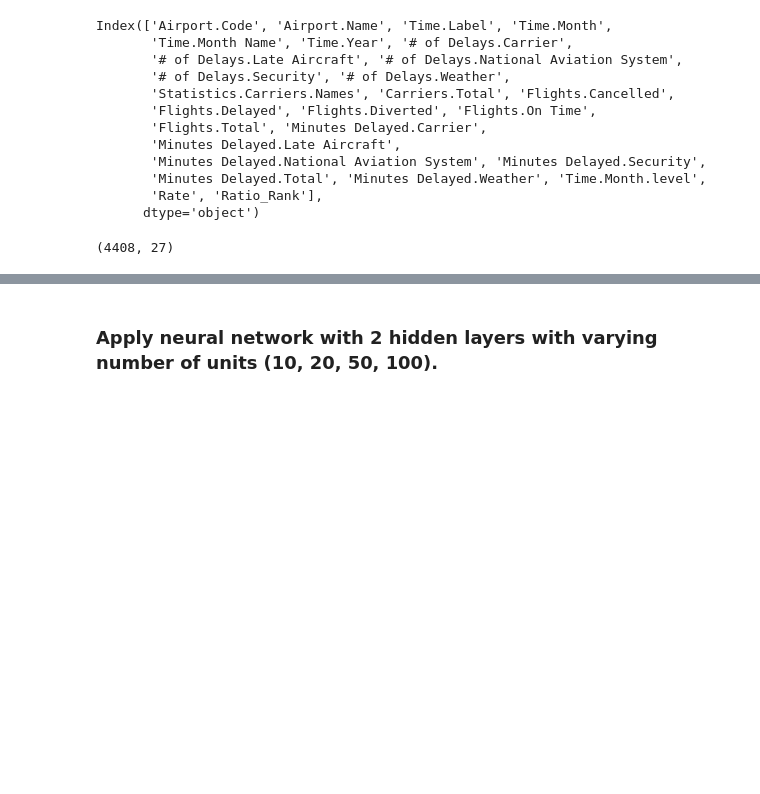
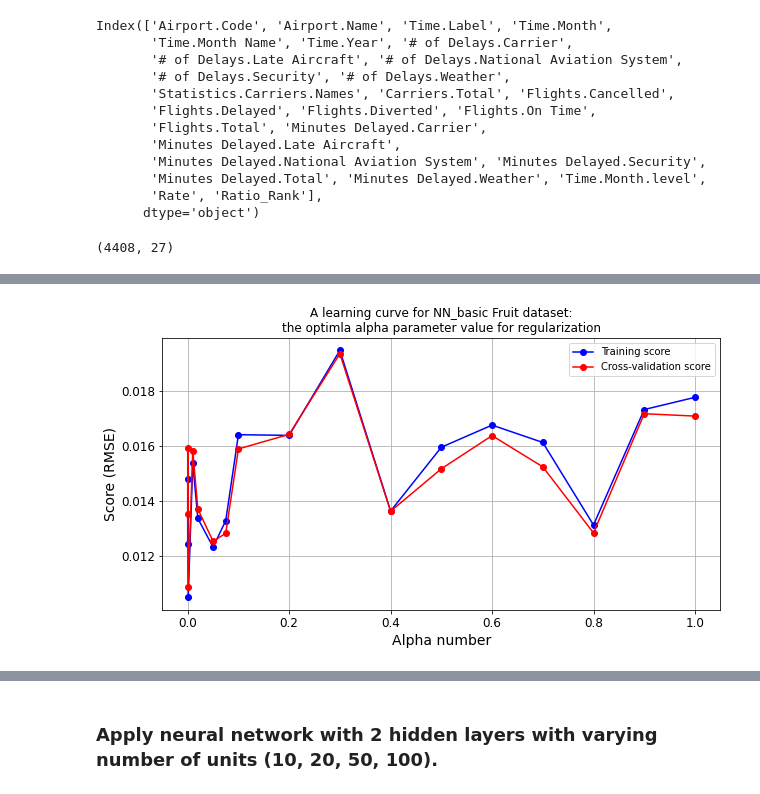
Before and after one commit to xiaomeiX/Project-Machine-Learning-, a Jupyter notebook: MLP5/MLP5.ipynb, the cells around one changed output, grey strips where cells are left out. Drawn from its saved outputs; the diff is of its cells as text; code cells hidden in the pictures; blank space fills up the shorter version.

Commit message:
Add image for test/train score

```diff
--- a/MLP5/MLP5.ipynb
+++ b/MLP5/MLP5.ipynb
@@ -364,0 +390,3 @@ col = ['# of Delays.Carrier','Time.Month',
+# %%
+#split data into train and test set
+X0train, X0test, y0train, y0test = train_test_split(X0, y0, test_size=0.2, random_state=2)
@@ -364,0 +413,25 @@ col = ['# of Delays.Carrier','Time.Month',
+# %%
+train_scores_means = []
+test_scores_means = []
+train_preds=[]
+test_preds=[]
+
+alpha_sizes = [0, 0.0001, 0.001, 0.01, 0.02, 0.05, 0.075, 0.1,0.2,0.3,0.4, 0.5, 0.6, 0.7,0.8,0.9, 1]
+
+for this_alpha in alpha_sizes:
+    mlp_poly = MLPRegressor(hidden_layer_sizes = [10,20,50,100],alpha=this_alpha, solver='lbfgs',
+                     random_state = 0).fit(X0train, y0train)
+    r2_train = mlp_poly.score(X0train, y0train)
+    r2_test = mlp_poly.score(X0test, y0test)
+
+    y_pred = mlp_poly.predict(X0train)
+    train_preds.append(y_pred)
+    train_score_mean = np.sqrt(metrics.mean_squared_error(y0train, y_pred))
+    train_scores_means.append(train_score_mean)
+
+    # make predictions on the testing set
+    y_test = mlp_poly.predict(X0test)
+    test_preds.append(y_test)
+    test_score_mean = np.sqrt(metrics.mean_squared_error(y0test, y_test))
+
+    test_scores_means.append(test_score_mean)
@@ -364,0 +458,18 @@ col = ['# of Delays.Carrier','Time.Month',
+# %%
+# Plot learning curve
+fig, ax = plt.subplots(1, 1, figsize=(10, 5))
+
+ax.set_title('A learning curve for NN_basic Fruit dataset:\nthe optimla alpha parameter value for regularization')
+ax.set_xlabel("Alpha number")
+ax.set_ylabel("Score (RMSE)")
+ax.grid()
+
+ax.plot(alpha_sizes, train_scores_means, 'o-', color="b", label="Training score")
+ax.plot(alpha_sizes, test_scores_means, 'o-', color="r", label="Cross-validation score")
+
+
+ax.legend(loc="best")
+
+plt.show()
+# %% [output]
+[figure, added]
```
Also changed, not shown: parts of 157 cells of this notebook, 5 other files.
